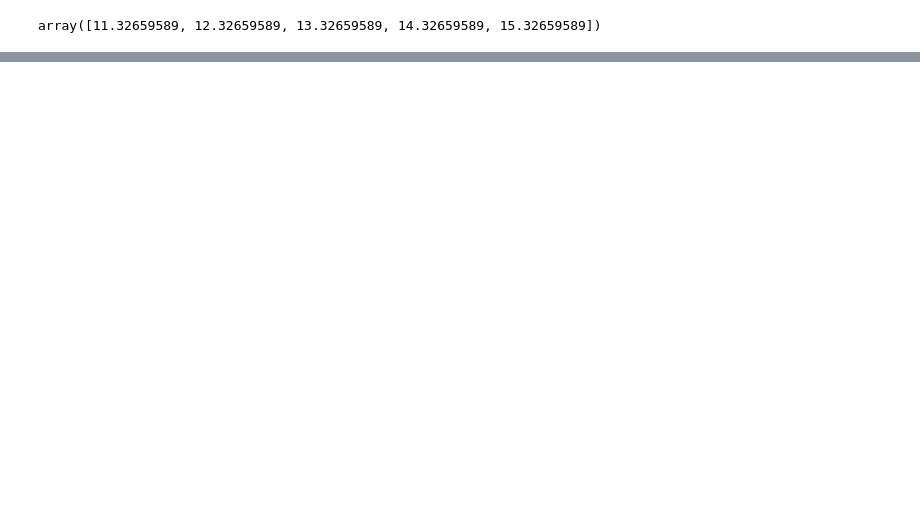
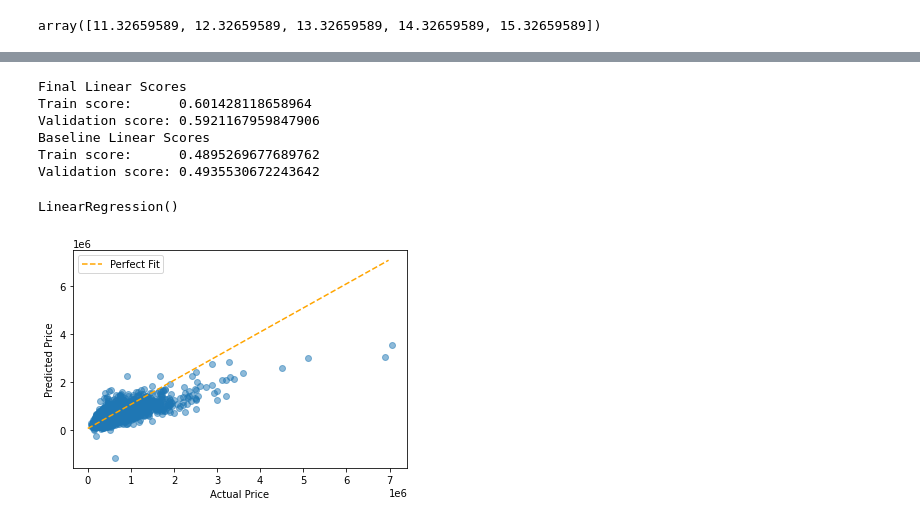
Before and after one commit to deepssharma/dsc-phase-2-project-v2-3, a Jupyter notebook: index.ipynb, the cells around one changed output, grey strips where cells are left out. Saved outputs shown, nothing was run; the diff lists cells and outputs as text; code cells hidden in the pictures; blank space fills up the shorter version.

```diff
--- a/index.ipynb
+++ b/index.ipynb
@@ -959,0 +1068,54 @@ plt.show()
+# %%
+Xl = preprocessed_linear.drop(columns='price')
+yl = preprocessed_linear['price']
+
+Xl_train , Xl_test, yl_train, yl_test = train_test_split(Xl,yl,random_state=42, test_size=0.25)
+# %%
+features_lin=['sqft_living','waterfront','AVERAGE','EXCELLENT','FAIR','GOOD','NONE','UNKNOWN',\
+           'Average','Fair','Good','Poor','Very Good','bedrooms','floors',\
+            'sqft_basement','yr_sold','age','sqft_lot','yr_renovated','zipcode'\
+           ]
+X_train_linear = Xl_train[features_lin]
+# %%
+splitter = ShuffleSplit(n_splits=3, test_size=0.25, random_state=0)
+final_lin_model = LinearRegression()
+
+final_lin_scores = cross_validate(
+    estimator=final_lin_model,
+    X=X_train_linear,
+    y=yl_train,
+    return_train_score=True,
+    cv=splitter
+)
+print("Final Linear Scores")
+print("Train score:     ", final_lin_scores["train_score"].mean())
+print("Validation score:", final_lin_scores["test_score"].mean())
+print("Baseline Linear Scores")
+print("Train score:     ", baseline_lin_scores["train_score"].mean())
+print("Validation score:", baseline_lin_scores["test_score"].mean())
+# %% [output]
+Final Linear Scores
+Train score:      0.601428118658964
+Validation score: 0.5921167959847906
+Baseline Linear Scores
+Train score:      0.4895269677689762
+Validation score: 0.4935530672243642
+# %%
+linear_model = LinearRegression()
+linear_model.fit(X_train_linear, yl_train)
+# %% [output]
+LinearRegression()
+# %%
+X_test_linear=Xl_test[features_lin]
+# %%
+predsl = linear_model.predict(X_test_linear)
+fig, ax = plt.subplots()
+
+perfect_line = np.arange(yl_test.min(), yl_test.max())
+ax.plot(perfect_line, linestyle="--", color="orange", label="Perfect Fit")
+ax.scatter(yl_test, predsl, alpha=0.5)
+ax.set_xlabel("Actual Price")
+ax.set_ylabel("Predicted Price")
+ax.legend();
+# %% [output]
+[figure, added]
```
Also changed, not shown: parts of 53 cells of this notebook, 2 other files.
